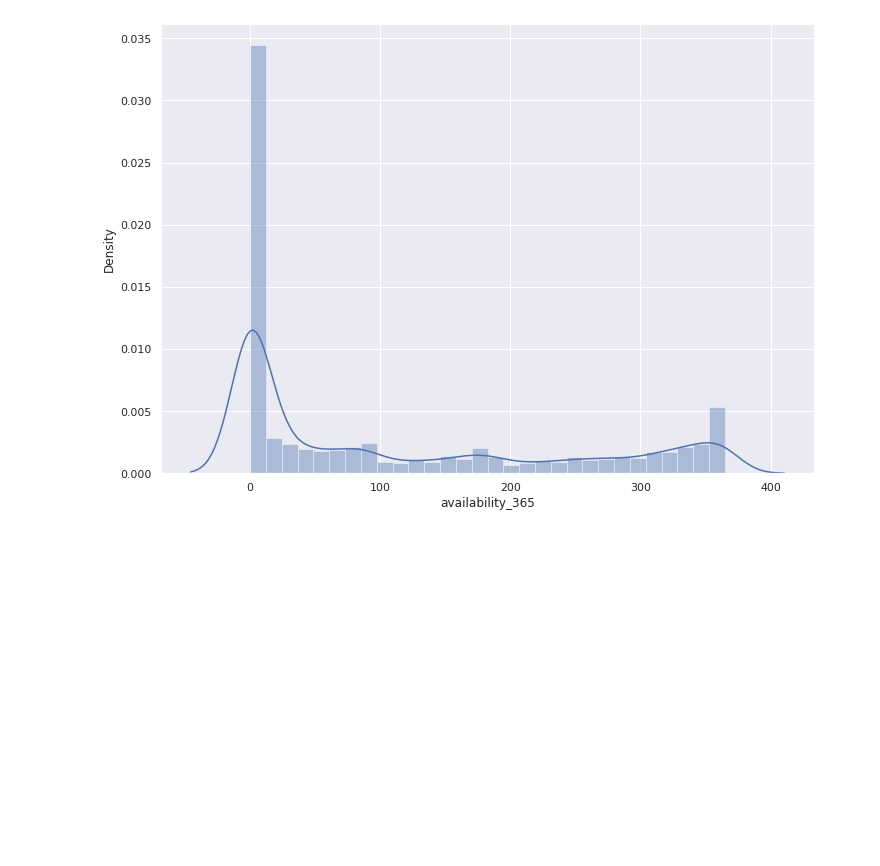
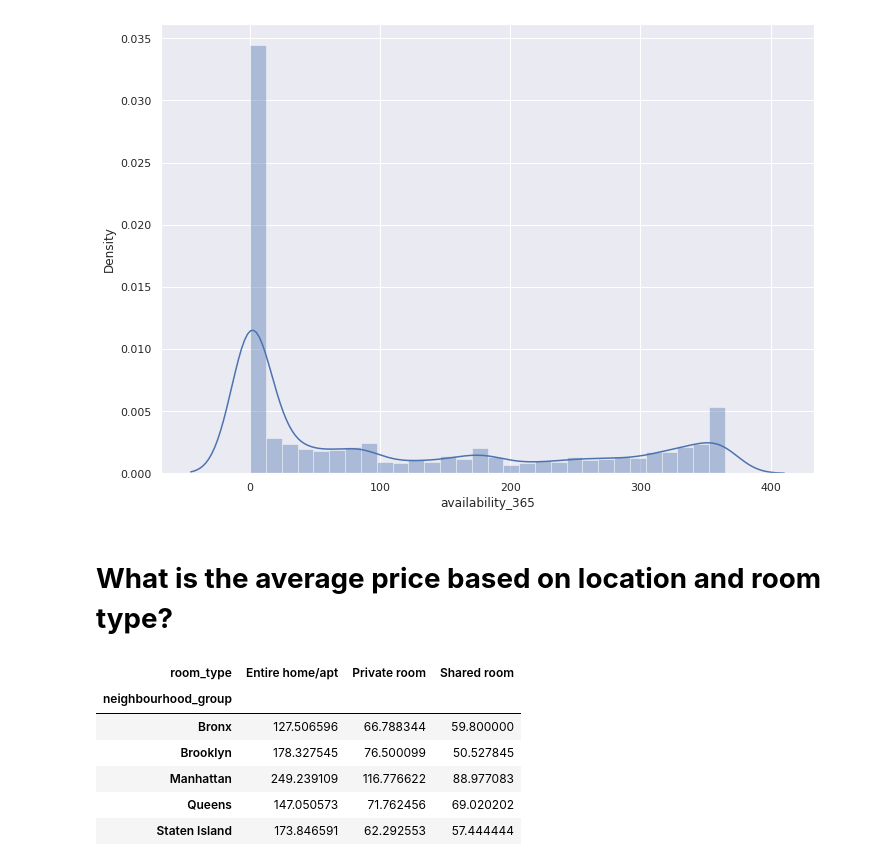
Before and after one commit to dushyantmaharshi/AirBnb-Data-Analysis, a Jupyter notebook: Airbnb_Bookings_Analysis_Capstone_Project_1_.ipynb, the cells around one changed output. Saved outputs shown, nothing was run; the diff lists cells and outputs as text; code cells hidden in the pictures; blank space fills up the shorter version.

```diff
--- a/Airbnb_Bookings_Analysis_Capstone_Project_1_.ipynb
+++ b/Airbnb_Bookings_Analysis_Capstone_Project_1_.ipynb
@@ -278,3 +297,16 @@ for i in df.columns:
 [figure]
 [figure]
 [figure]
+# %% [markdown]
+# **What is the average price based on location and room type?**
+# %%
+average_price_df = pd.DataFrame(df.groupby(['neighbourhood_group','room_type'])['price'].mean().unstack())
+average_price_df
+# %% [output]
+| room_type | Entire home/apt | Private room | Shared room |
+| neighbourhood_group |  |  |  |
+| Bronx | 127.506596 | 66.788344 | 59.800000 |
+| Brooklyn | 178.327545 | 76.500099 | 50.527845 |
+| Manhattan | 249.239109 | 116.776622 | 88.977083 |
+| Queens | 147.050573 | 71.762456 | 69.020202 |
+| Staten Island | 173.846591 | 62.292553 | 57.444444 |
```
Also changed, not shown: parts of 9 cells of this notebook.
